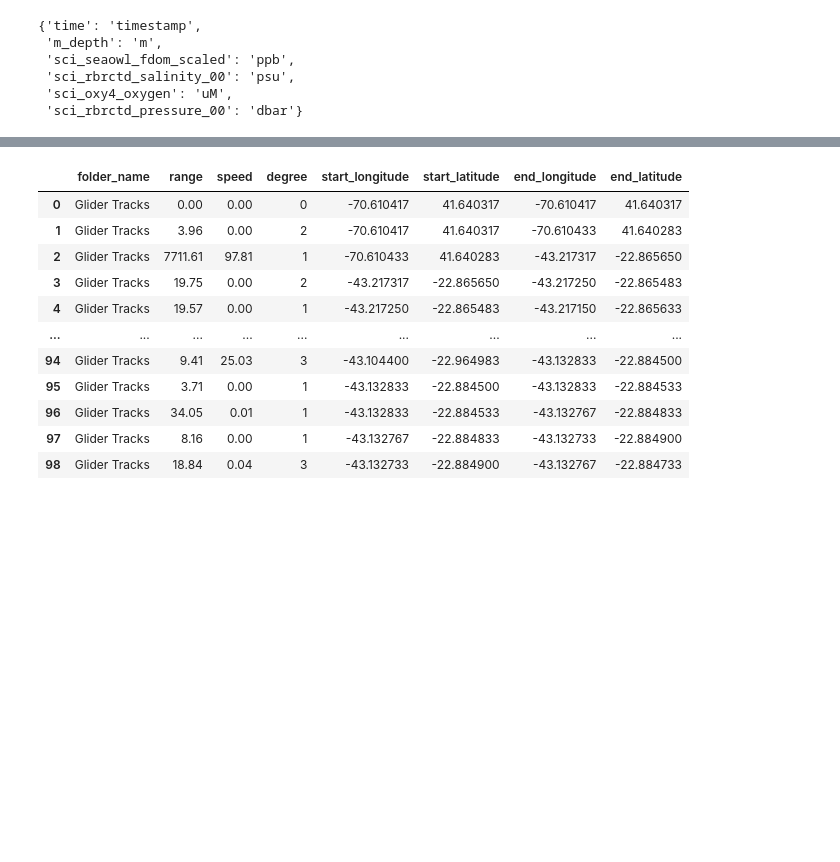
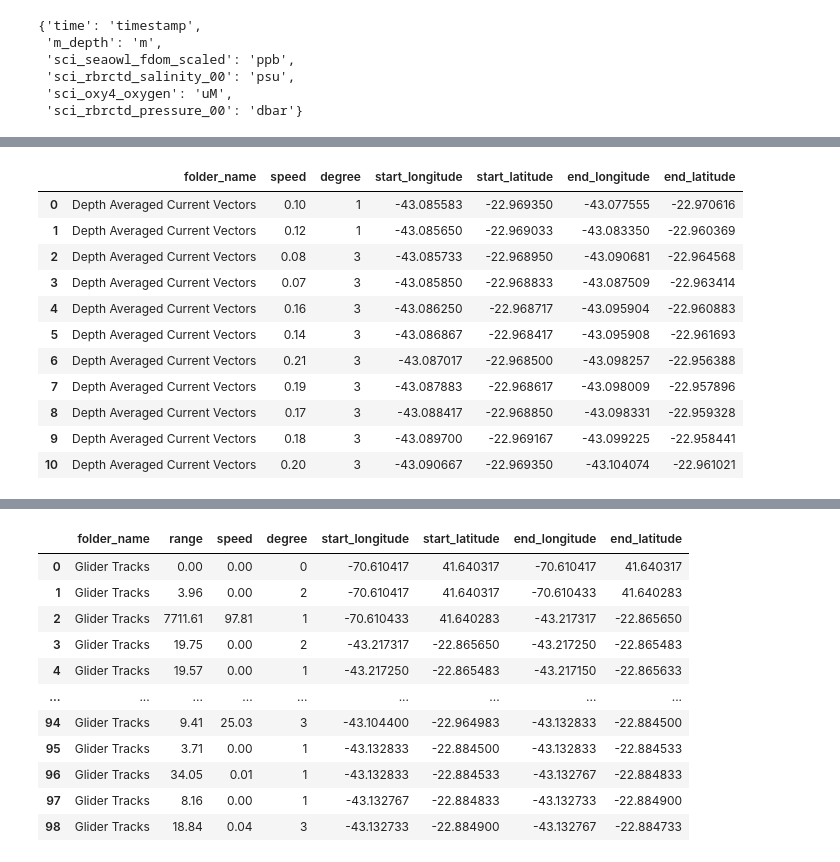
Before and after one commit to PNBOIA-Brasil/glider, a Jupyter notebook: notebooks/data_exploration.ipynb, the cells around one changed output, grey strips where cells are left out. Saved outputs shown, nothing was run; the diff lists cells and outputs as text; code cells hidden in the pictures; blank space fills up the shorter version.

```diff
--- a/notebooks/data_exploration.ipynb
+++ b/notebooks/data_exploration.ipynb
@@ -188,6 +183,13 @@ class KMZParser:
         self.depth_current_avg_coords = self.parse_depth_current_coordinates(folders=self.folders)
         self.depth_current_avg_coords_df = self.generate_coordinates_dataframe(coordinates=self.depth_current_avg_coords,
                                                                     columns_names=self.depth_current_avg_coords_cols_names)
+
+
+        # interactive map
+        self.interactive_map = self.plot_map(surfacings_data=self.surfacings_coords_df,
+                surface_movements_data=self.surface_movements_coords_df,
+                glider_tracks_data=self.glider_track_coords_df,
+                depth_avg_currents_data=self.depth_current_avg_coords_df)
 
 
     def conver_to_kml(self, filepath:str):
@@ -337,7 +339,6 @@ class KMZParser:
 
         return coordinates
 
-
     def plot_map(self,
                 surfacings_data:pd.DataFrame,
                 surface_movements_data:pd.DataFrame,
@@ -352,7 +353,7 @@ class KMZParser:
         tile_layer = folium.TileLayer(
             tiles='https://server.arcgisonline.com/ArcGIS/rest/services/World_Imagery/MapServer/tile/{z}/{y}/{x}',
             attr='Esri World Imagery',
-            name='Batimetria',
+            name='Bathymetry',
             overlay=True,
             control=True
         ).add_to(map)
@@ -446,6 +447,9 @@ class KMZParser:
         # surfacings_layer = folium.FeatureGroup(name='Surfacings', overlay=True).add_to(map)
         folium.LayerControl().add_to(map)
 
+        MeasureControl(primary_length_unit='meters',
+                        primary_area_unit='sqmeters').add_to(map)
+
         return map
 # %%
 filepath="../data/sfmc_data/DLD12332275641507894295.kmz"
@@ -460,0 +458,15 @@ p.plot_map(surfacings_data=p.surfacings_coords_df,
+# %%
+p.depth_current_avg_coords_df
+# %% [output]
+|  | folder_name | speed | degree | start_longitude | start_latitude | end_longitude | end_latitude |
+| 0 | Depth Averaged Current Vectors | 0.10 | 1 | -43.085583 | -22.969350 | -43.077555 | -22.970616 |
+| 1 | Depth Averaged Current Vectors | 0.12 | 1 | -43.085650 | -22.969033 | -43.083350 | -22.960369 |
+| 2 | Depth Averaged Current Vectors | 0.08 | 3 | -43.085733 | -22.968950 | -43.090681 | -22.964568 |
+| 3 | Depth Averaged Current Vectors | 0.07 | 3 | -43.085850 | -22.968833 | -43.087509 | -22.963414 |
+| 4 | Depth Averaged Current Vectors | 0.16 | 3 | -43.086250 | -22.968717 | -43.095904 | -22.960883 |
+| 5 | Depth Averaged Current Vectors | 0.14 | 3 | -43.086867 | -22.968417 | -43.095908 | -22.961693 |
+| 6 | Depth Averaged Current Vectors | 0.21 | 3 | -43.087017 | -22.968500 | -43.098257 | -22.956388 |
+| 7 | Depth Averaged Current Vectors | 0.19 | 3 | -43.087883 | -22.968617 | -43.098009 | -22.957896 |
+| 8 | Depth Averaged Current Vectors | 0.17 | 3 | -43.088417 | -22.968850 | -43.098331 | -22.959328 |
+| 9 | Depth Averaged Current Vectors | 0.18 | 3 | -43.089700 | -22.969167 | -43.099225 | -22.958441 |
+| 10 | Depth Averaged Current Vectors | 0.20 | 3 | -43.090667 | -22.969350 | -43.104074 | -22.961021 |
```
Also changed, not shown: parts of 4 cells of this notebook.
